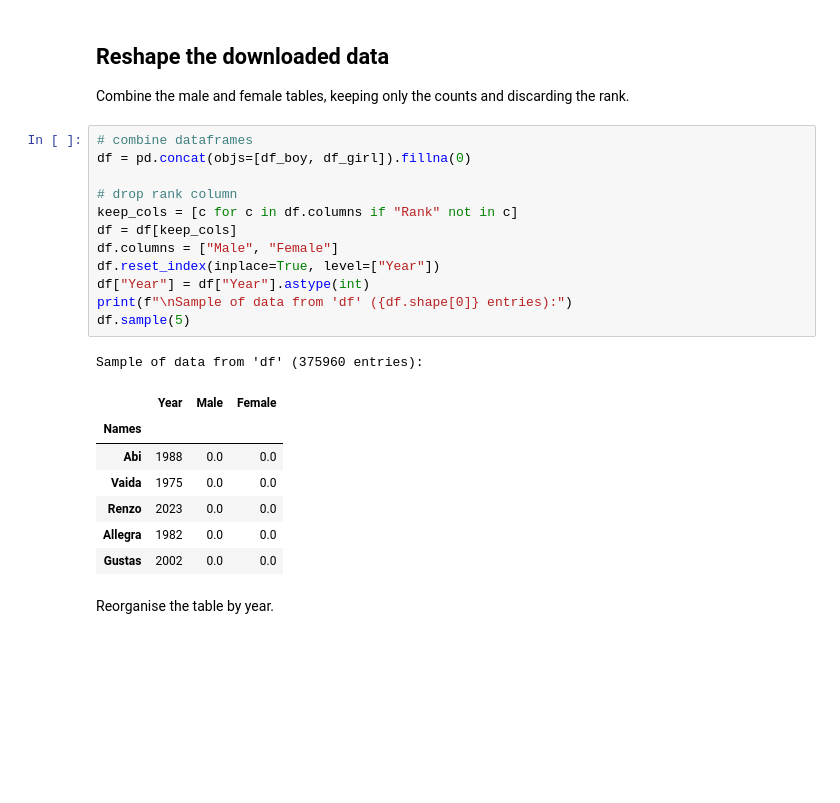
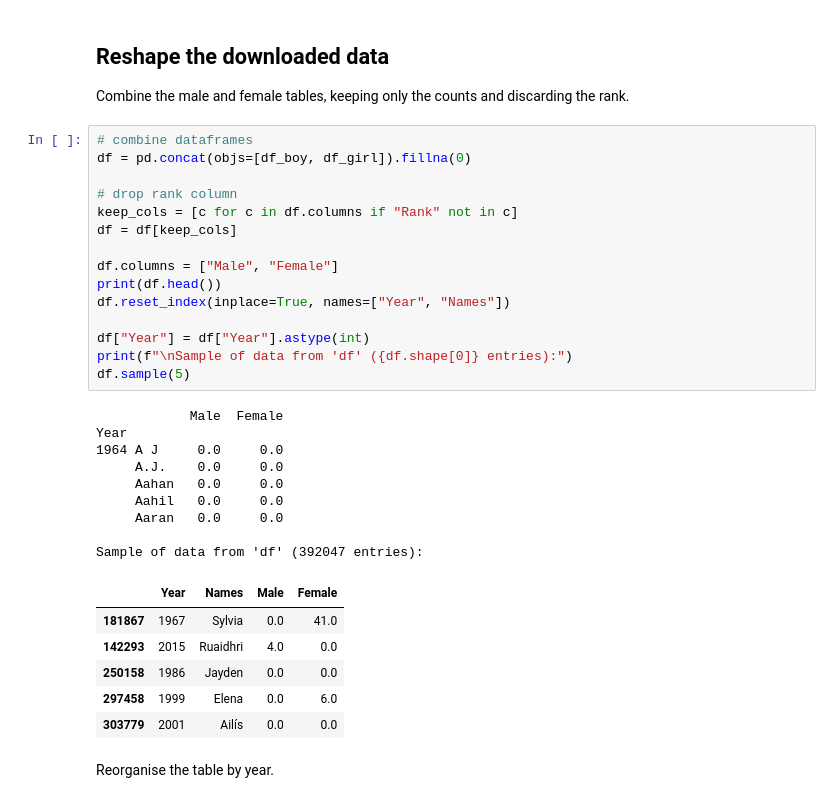
Before and after one commit to nocalla/name_exploration, a Jupyter notebook: name_exploration.ipynb, the cells around one changed output. Drawn from its saved outputs; the diff is of its cells as text; blank space fills up the shorter version.

```diff
--- a/name_exploration.ipynb
+++ b/name_exploration.ipynb
@@ -31,24 +31,34 @@ Combine the male and female tables, keeping only the counts and discarding the r
 # %%
 # combine dataframes
 df = pd.concat(objs=[df_boy, df_girl]).fillna(0)
 
 # drop rank column
 keep_cols = [c for c in df.columns if "Rank" not in c]
 df = df[keep_cols]
+
 df.columns = ["Male", "Female"]
-df.reset_index(inplace=True, level=["Year"])
+print(df.head())
+df.reset_index(inplace=True, names=["Year", "Names"])
+
 df["Year"] = df["Year"].astype(int)
 print(f"\nSample of data from 'df' ({df.shape[0]} entries):")
 df.sample(5)
 # %% [output]
-Sample of data from 'df' (375960 entries):
+            Male  Female
+Year
+1964 A J     0.0     0.0
+     A.J.    0.0     0.0
+     Aahan   0.0     0.0
+     Aahil   0.0     0.0
+     Aaran   0.0     0.0
+
+Sample of data from 'df' (392047 entries):
-|  | Year | Male | Female |
-| Names |  |  |  |
-| Abi | 1988 | 0.0 | 0.0 |
-| Vaida | 1975 | 0.0 | 0.0 |
-| Renzo | 2023 | 0.0 | 0.0 |
-| Allegra | 1982 | 0.0 | 0.0 |
-| Gustas | 2002 | 0.0 | 0.0 |
+|  | Year | Names | Male | Female |
+| 181867 | 1967 | Sylvia | 0.0 | 41.0 |
+| 142293 | 2015 | Ruaidhri | 4.0 | 0.0 |
+| 250158 | 1986 | Jayden | 0.0 | 0.0 |
+| 297458 | 1999 | Elena | 0.0 | 6.0 |
+| 303779 | 2001 | Ailís | 0.0 | 0.0 |
 # %% [markdown]
 Reorganise the table by year.
 # %%
```
Also changed, not shown: parts of 12 cells of this notebook.
